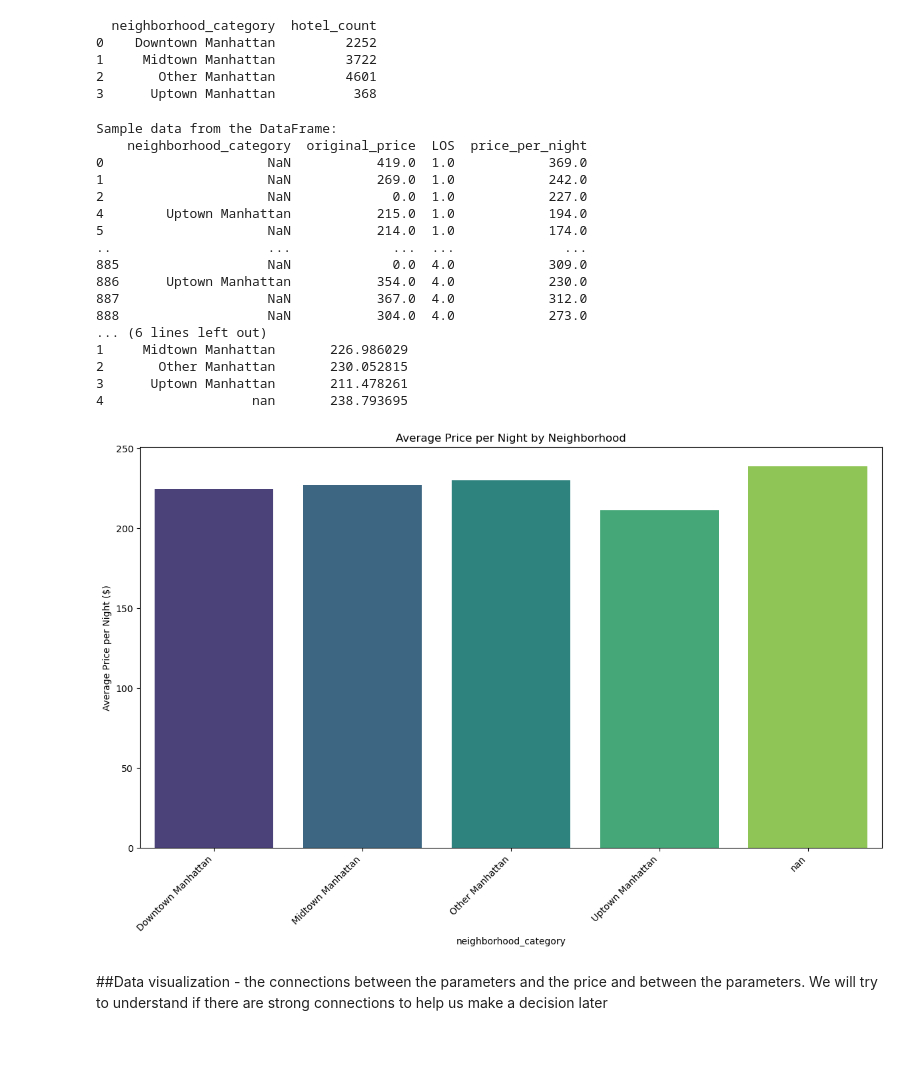
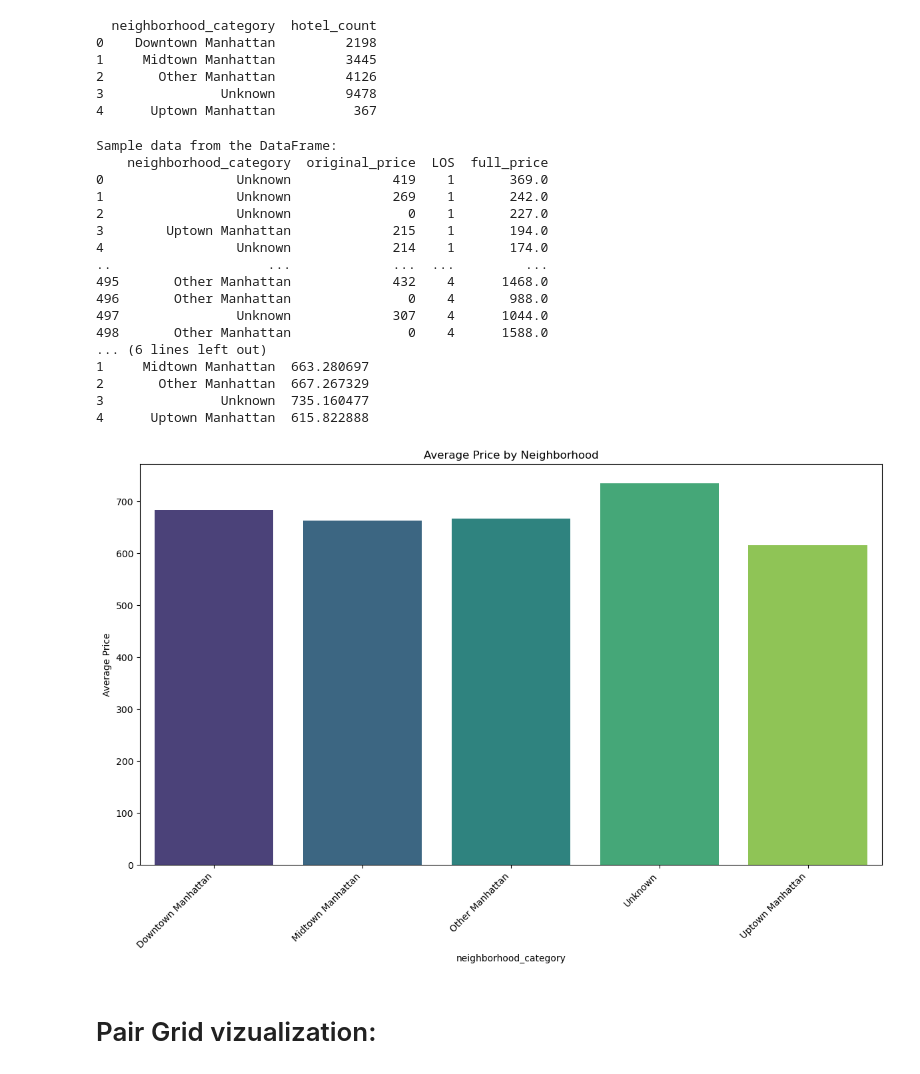
Before and after one commit to Omri5790/Data_Project, a Jupyter notebook: Expedia visualizations/Expedia_visualizations_25_06.ipynb, the cells around one changed output. Drawn from its saved outputs; the diff is of its cells as text; code cells hidden in the pictures; blank space fills up the shorter version.

```diff
--- a/Expedia visualizations/Expedia_visualizations_25_06.ipynb
+++ b/Expedia visualizations/Expedia_visualizations_25_06.ipynb
@@ -7,3 +13,3 @@ import matplotlib.pyplot as plt
 # %%
-file_path = r"C:\Users\User\Desktop\expedia_clean_dfs\last_output_df_25_06_2024.csv"
+file_path = r"C:\Users\User\Desktop\expedia_clean_dfs\expedia_clean_df_25_06.csv"
 expedia_df = pd.read_csv(file_path)
@@ -62,2 +29,0 @@ def remove_exceptions(df):
-# %%
-expedia_df = remove_exceptions(expedia_df)
@@ -349,54 +244,55 @@ hotels_per_new_neighborhood = expedia_df.groupby('neighborhood_category').size()
 print(hotels_per_new_neighborhood)
 # %% [output]
   neighborhood_category  hotel_count
-0    Downtown Manhattan         2252
-1     Midtown Manhattan         3722
-2       Other Manhattan         4601
-3      Uptown Manhattan          368
+0    Downtown Manhattan         2198
+1     Midtown Manhattan         3445
+2       Other Manhattan         4126
+3               Unknown         9478
+4      Uptown Manhattan          367
 # %%
-# Check the price_per_night column
+# Check the full_price column
 print("Sample data from the DataFrame:")
-print(expedia_df[['neighborhood_category', 'original_price', 'LOS', 'price_per_night']].head(500))
+print(expedia_df[['neighborhood_category', 'original_price', 'LOS', 'full_price']].head(500))
 
 # Ensure that the necessary columns exist and are in the correct format
-expedia_df['price_per_night'] = expedia_df['price_per_night'].astype(float)
+expedia_df['full_price'] = expedia_df['full_price'].astype(float)
 expedia_df['neighborhood_category'] = expedia_df['neighborhood_category'].astype(str)
 
-# Calculate the average price per night for each neighborhood
-avg_price_per_night = expedia_df.groupby('neighborhood_category')['price_per_night'].mean().reset_index()
+# Calculate the average full_price for each neighborhood
+avg_full_price = expedia_df.groupby('neighborhood_category')['full_price'].mean().reset_index()
 
-# Check the average price per night
-print("Average price per night for each neighborhood:")
-print(avg_price_per_night)
+# Check the average full_price
+print("Average full_price for each neighborhood:")
+print(avg_full_price)
 
-# Plotting the average price per night for each neighborhood
+# Plotting the average full_price for each neighborhood
 plt.figure(figsize=(12, 8))
-sns.barplot(x='neighborhood_category', y='price_per_night', data=avg_price_per_night, palette='viridis')
+sns.barplot(x='neighborhood_category', y='full_price', data=avg_full_price, palette='viridis')
 plt.xticks(rotation=45, ha='right')
-plt.title('Average Price per Night by Neighborhood')
+plt.title('Average Price by Neighborhood')
 plt.xlabel('neighborhood_category')
-plt.ylabel('Average Price per Night ($)')
+plt.ylabel('Average Price')
 plt.tight_layout()
 plt.show()
 # %% [output]
 Sample data from the DataFrame:
-    neighborhood_category  original_price  LOS  price_per_night
-0                     NaN           419.0  1.0            369.0
-1                     NaN           269.0  1.0            242.0
-2                     NaN             0.0  1.0            227.0
-4        Uptown Manhattan           215.0  1.0            194.0
-5                     NaN           214.0  1.0            174.0
-..                    ...             ...  ...              ...
-885                   NaN             0.0  4.0            309.0
-886      Uptown Manhattan           354.0  4.0            230.0
-887                   NaN           367.0  4.0            312.0
-888                   NaN           304.0  4.0            273.0
+    neighborhood_category  original_price  LOS  full_price
+0                 Unknown             419    1       369.0
+1                 Unknown             269    1       242.0
+2                 Unknown               0    1       227.0
+3        Uptown Manhattan             215    1       194.0
+4                 Unknown             214    1       174.0
+..                    ...             ...  ...         ...
+495       Other Manhattan             432    4      1468.0
+496       Other Manhattan               0    4       988.0
+497               Unknown             307    4      1044.0
+498       Other Manhattan               0    4      1588.0
 ... (6 lines left out)
-1     Midtown Manhattan       226.986029
-2       Other Manhattan       230.052815
-3      Uptown Manhattan       211.478261
-4                   nan       238.793695
+1     Midtown Manhattan  663.280697
+2       Other Manhattan  667.267329
+3               Unknown  735.160477
+4      Uptown Manhattan  615.822888
-[figure, old version]
+[figure, new version]
-# %% [markdown]
-##Data visualization - the connections between the parameters and the price and between the parameters. We will try to understand if there are strong connections to help us make a decision later
+# %% [markdown]
+# Pair Grid vizualization:
 # %%
```
Also changed, not shown: parts of 46 cells of this notebook.
